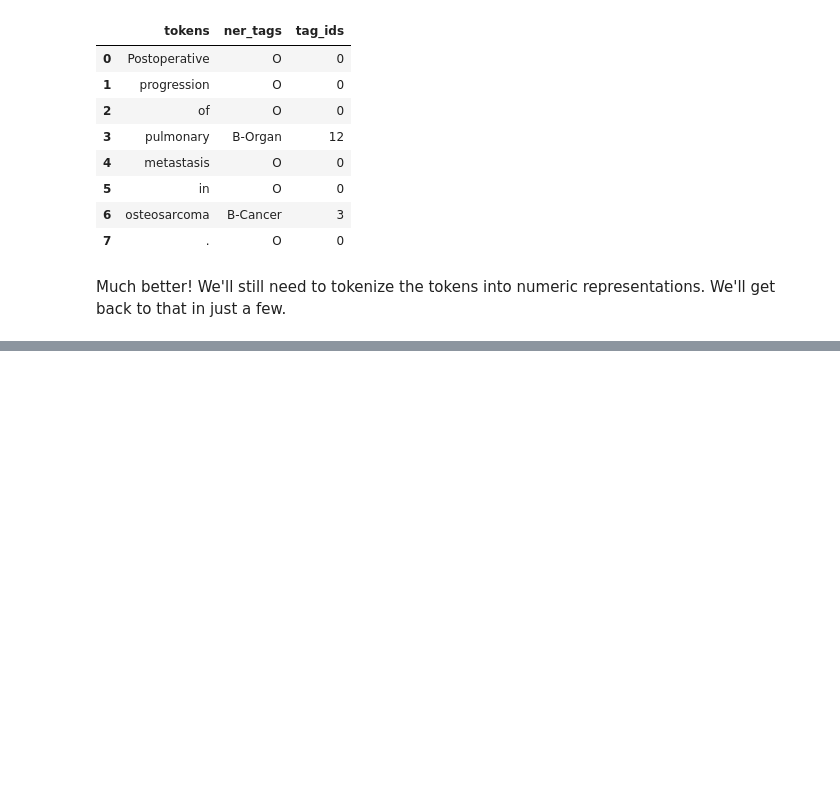
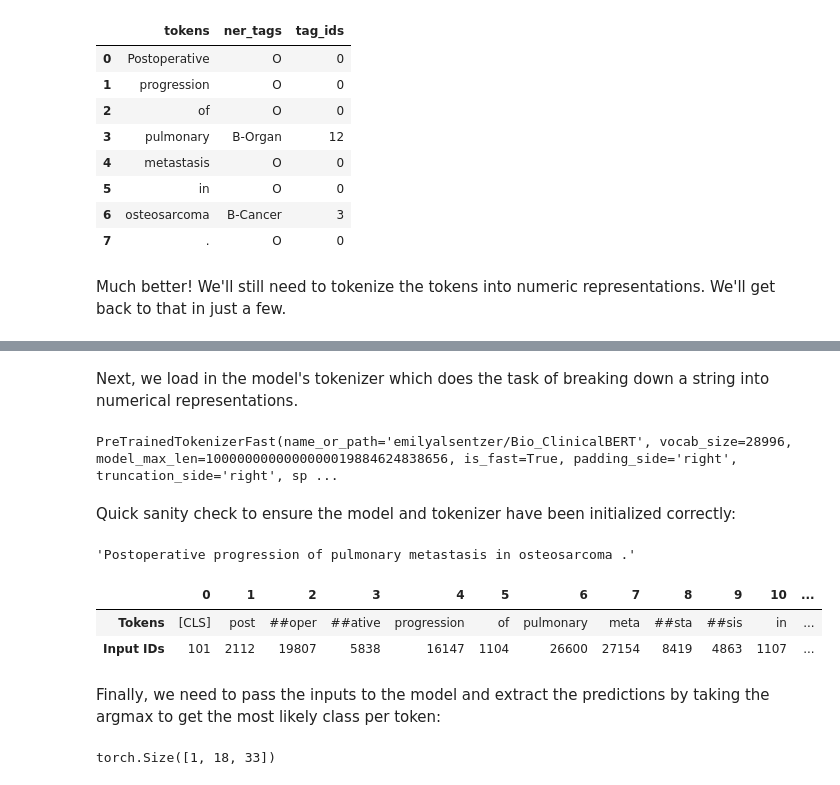
Before and after one commit to R-icntay/cogstack_project, a Jupyter notebook: notebooks/clinical_bert.ipynb, the cells around one changed output, grey strips where cells are left out. Drawn from its saved outputs; the diff is of its cells as text; code cells hidden in the pictures; blank space fills up the shorter version.

Commit message:
Add clinical_bert section

```diff
--- a/notebooks/clinical_bert.ipynb
+++ b/notebooks/clinical_bert.ipynb
@@ -253,0 +336,33 @@ Much better! We'll still need to tokenize the tokens into numeric representation
+# %% [markdown]
+Next, we load in the model's tokenizer which does the task of breaking down a string into numerical representations.
+# %%
+from transformers import AutoTokenizer
+model_ckpt = "emilyalsentzer/Bio_ClinicalBERT"
+tokenizer = AutoTokenizer.from_pretrained(model_ckpt)
+tokenizer
+# %% [output]
+PreTrainedTokenizerFast(name_or_path='emilyalsentzer/Bio_ClinicalBERT', vocab_size=28996, model_max_len=1000000000000000019884624838656, is_fast=True, padding_side='right', truncation_side='right', sp ...
+# %% [markdown]
+Quick sanity check to ensure the model and tokenizer have been initialized correctly:
+# %%
+text = med_df["validation"][111]["tokens"]
+text = " ".join(text)
+text
+# %% [output]
+'Postoperative progression of pulmonary metastasis in osteosarcoma .'
+# %%
+tokens = tokenizer(text, return_tensors="pt")
+pd.DataFrame([tokens.tokens(), tokens["input_ids"][0].numpy()], index = ["Tokens", "Input IDs"])
+# %% [output]
+|  | 0 | 1 | 2 | 3 | 4 | 5 | 6 | 7 | 8 | 9 | 10 | ... |
+| Tokens | [CLS] | post | ##oper | ##ative | progression | of | pulmonary | meta | ##sta | ##sis | in | ... |
+| Input IDs | 101 | 2112 | 19807 | 5838 | 16147 | 1104 | 26600 | 27154 | 8419 | 4863 | 1107 | ... |
+# %% [markdown]
+Finally, we need to pass the inputs to the model and extract the predictions by taking
+the argmax to get the most likely class per token:
+# %%
+outputs = model(tokens["input_ids"].to(device)).logits
+
+outputs.shape #[batch_size, num_tokens, num_tags]
+# %% [output]
+torch.Size([1, 18, 33])
```
Also changed, not shown: parts of 15 cells of this notebook.
